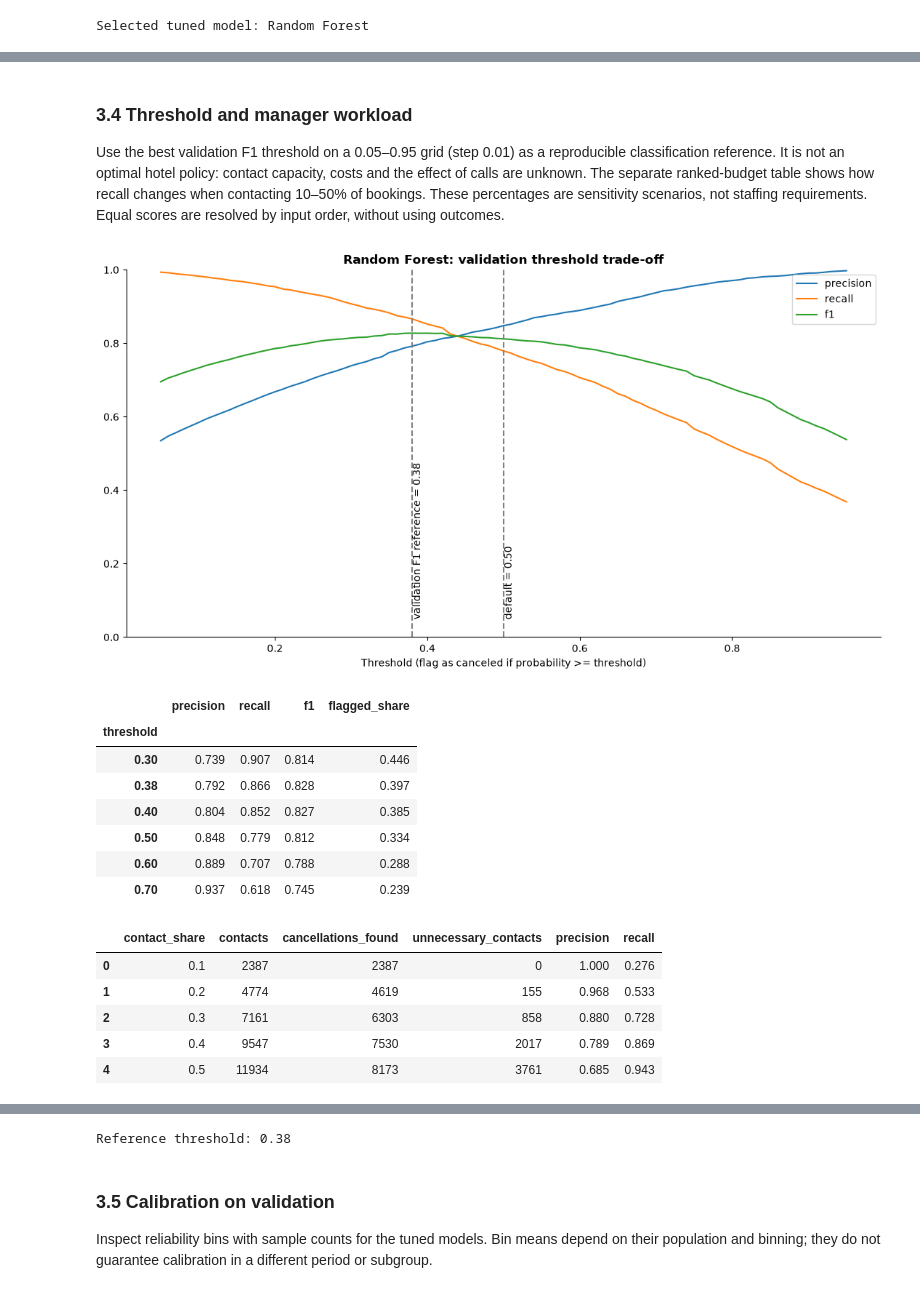
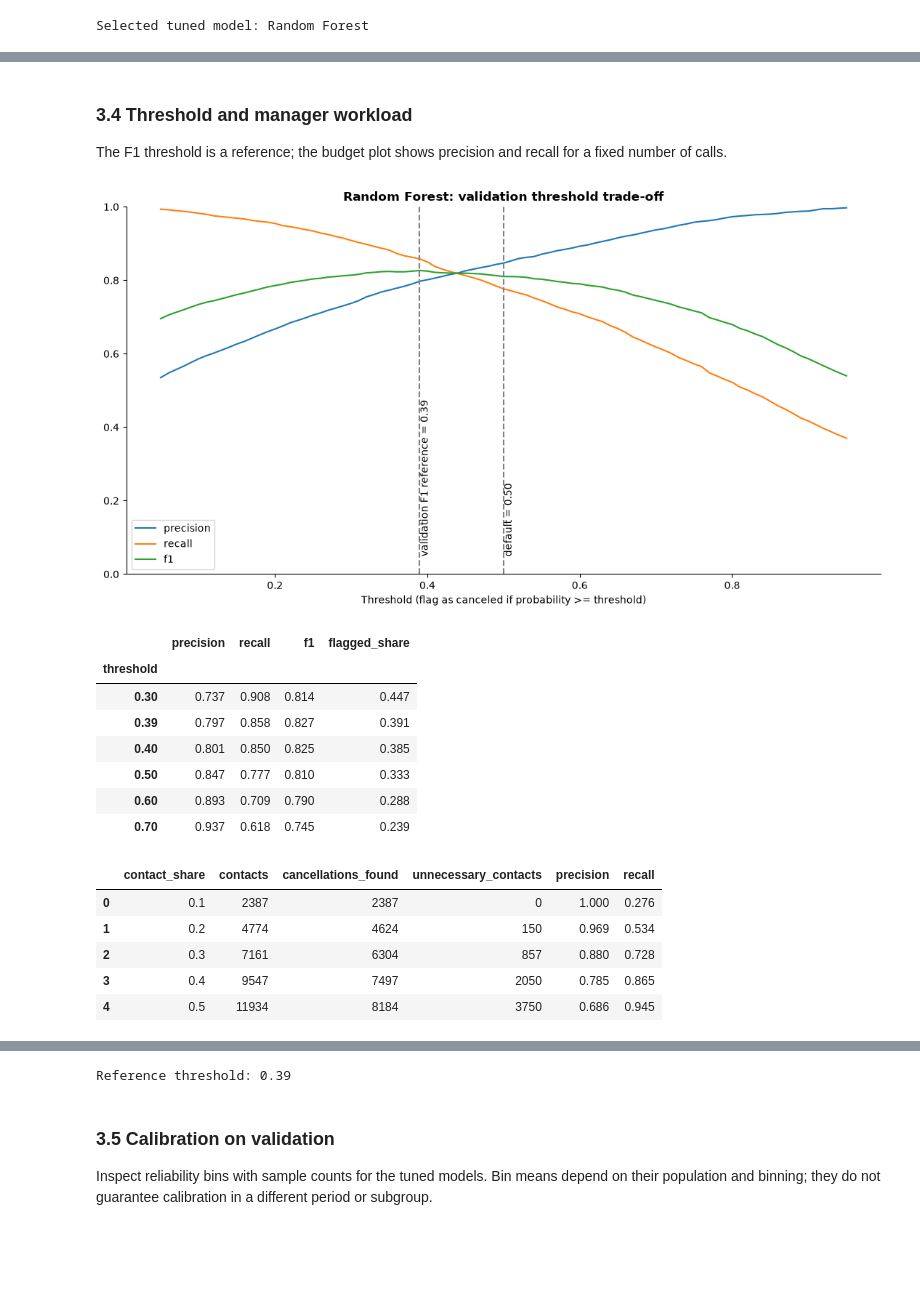
Before and after one commit to MasMits/hotel-cancellation-ml, a Jupyter notebook: notebook/project.ipynb, the cells around one changed output, grey strips where cells are left out. Drawn from its saved outputs; the diff is of its cells as text; code cells hidden in the pictures; blank space fills up the shorter version.

```diff
--- a/notebook/project.ipynb
+++ b/notebook/project.ipynb
@@ -405,7 +438,7 @@ decision_tree_param_grid = {
 }
 forest_param_grid = {
     "columntransformer__categorical__rare_categories__min_count": [None, 50],
-    "randomforestclassifier__max_depth": [12, 24],
+    "randomforestclassifier__max_depth": [12, 24, 36],
     "randomforestclassifier__min_samples_leaf": [5, 10],
     "randomforestclassifier__max_features": [0.5],
     "randomforestclassifier__n_estimators": [100],
@@ -562,30 +638,32 @@ Selected tuned model: Random Forest
 # %% [markdown]
 ### 3.4 Threshold and manager workload
 
-Use the best validation F1 threshold on a 0.05–0.95 grid (step 0.01) as a reproducible classification reference. It is not an optimal hotel policy: contact capacity, costs and the effect of calls are unknown. The separate ranked-budget table shows how recall changes when contacting 10–50% of bookings. These percentages are sensitivity scenarios, not staffing requirements. Equal scores are resolved by input order, without using outcomes.
+The F1 threshold is a reference; the budget plot shows precision and recall for a fixed number of calls.
 # %%
 threshold_metrics = evaluation.threshold_table(y_validation, final_proba_validation)
 final_threshold = float(threshold_metrics["f1"].idxmax())
 evaluation.plot_threshold_curves(
     threshold_metrics, marked={"default": 0.5, "validation F1 reference": final_threshold},
     title=f"{final_name}: validation threshold trade-off",
 )
 display(threshold_metrics.loc[sorted({0.3, 0.4, 0.5, 0.6, 0.7, final_threshold})].round(3))
-display(evaluation.contact_workload(y_validation, final_proba_validation).round(3))
+validation_workload = evaluation.contact_workload(y_validation, final_proba_validation)
+display(validation_workload.round(3))
+evaluation.plot_contact_workload(validation_workload)
 print(f"Reference threshold: {final_threshold:.2f}")
 # %% [output]
-[figure, old version]
+[figure, new version]
 |  | precision | recall | f1 | flagged_share |
 | threshold |  |  |  |  |
-| 0.30 | 0.739 | 0.907 | 0.814 | 0.446 |
-| 0.38 | 0.792 | 0.866 | 0.828 | 0.397 |
-| 0.40 | 0.804 | 0.852 | 0.827 | 0.385 |
-| 0.50 | 0.848 | 0.779 | 0.812 | 0.334 |
-| 0.60 | 0.889 | 0.707 | 0.788 | 0.288 |
+| 0.30 | 0.737 | 0.908 | 0.814 | 0.447 |
+| 0.39 | 0.797 | 0.858 | 0.827 | 0.391 |
+| 0.40 | 0.801 | 0.850 | 0.825 | 0.385 |
+| 0.50 | 0.847 | 0.777 | 0.810 | 0.333 |
+| 0.60 | 0.893 | 0.709 | 0.790 | 0.288 |
 | 0.70 | 0.937 | 0.618 | 0.745 | 0.239 |
 |  | contact_share | contacts | cancellations_found | unnecessary_contacts | precision | recall |
 | 0 | 0.1 | 2387 | 2387 | 0 | 1.000 | 0.276 |
-| 1 | 0.2 | 4774 | 4619 | 155 | 0.968 | 0.533 |
-| 2 | 0.3 | 7161 | 6303 | 858 | 0.880 | 0.728 |
-| 3 | 0.4 | 9547 | 7530 | 2017 | 0.789 | 0.869 |
-| 4 | 0.5 | 11934 | 8173 | 3761 | 0.685 | 0.943 |
+| 1 | 0.2 | 4774 | 4624 | 150 | 0.969 | 0.534 |
+| 2 | 0.3 | 7161 | 6304 | 857 | 0.880 | 0.728 |
+| 3 | 0.4 | 9547 | 7497 | 2050 | 0.785 | 0.865 |
+| 4 | 0.5 | 11934 | 8184 | 3750 | 0.686 | 0.945 |
@@ -592,4 +671,4 @@ print(f"Reference threshold: {final_threshold:.2f}")
-Reference threshold: 0.38
+Reference threshold: 0.39
 # %% [markdown]
 ### 3.5 Calibration on validation
 
```
Also changed, not shown: parts of 51 cells of this notebook, 4 other files.
